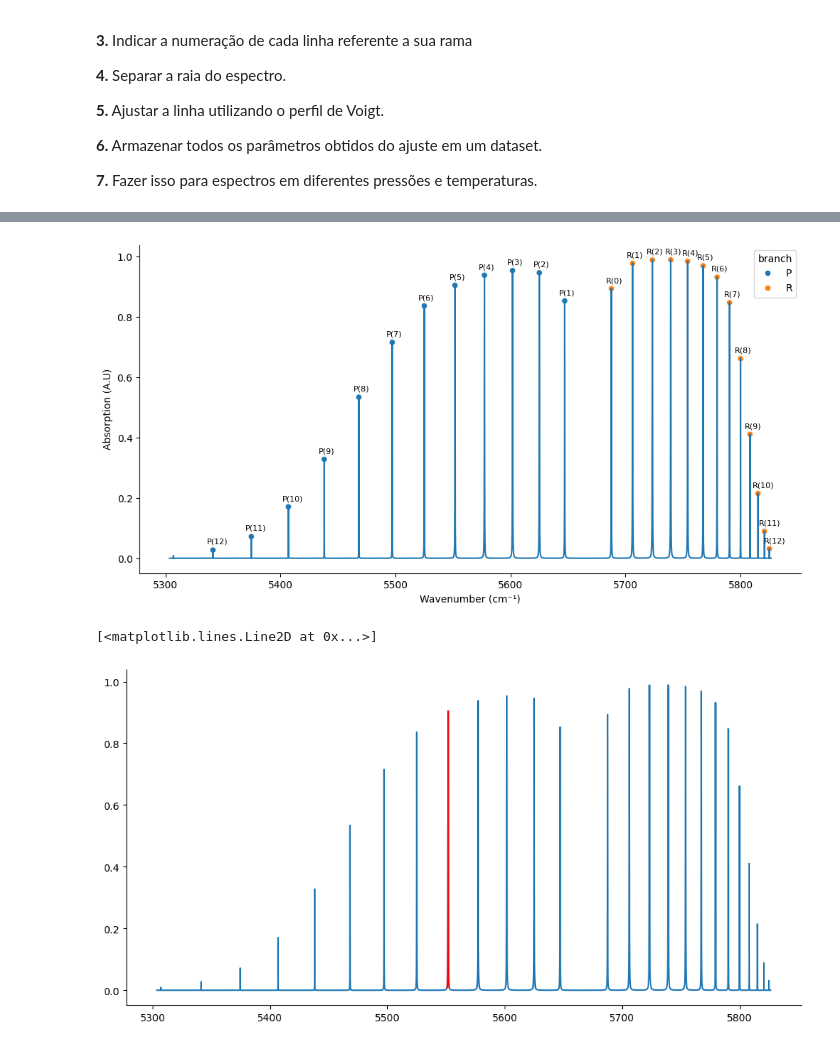
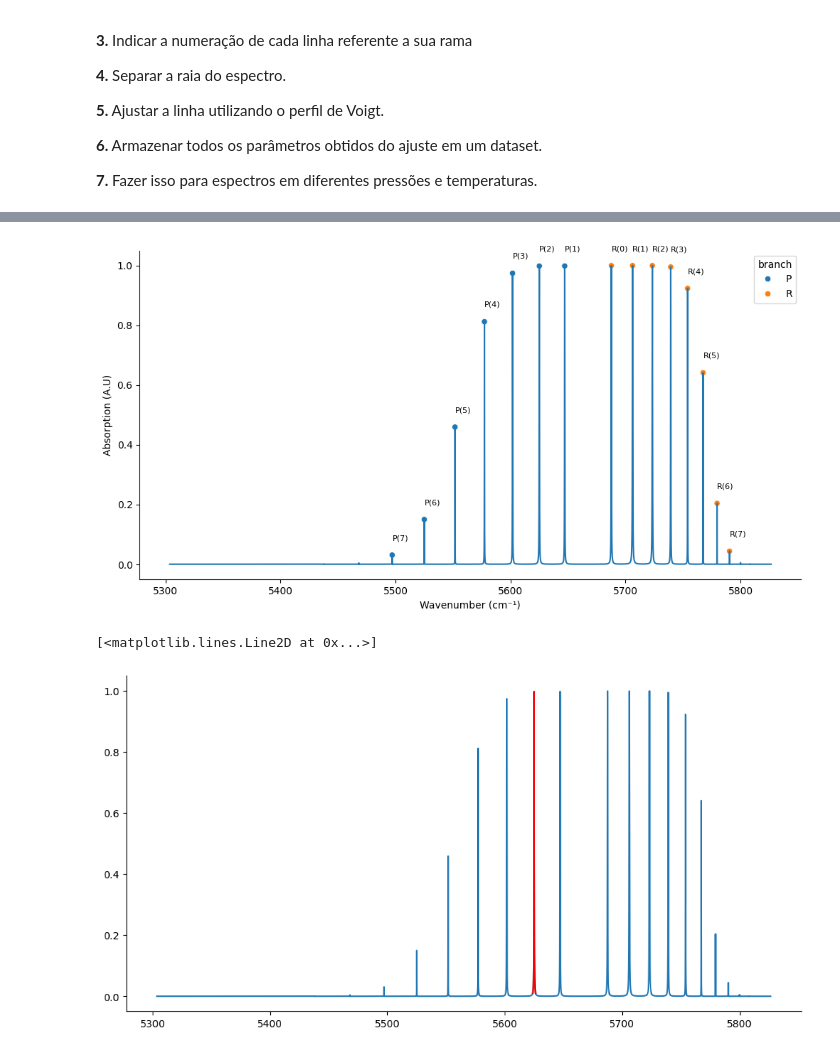
Before and after one commit to Alexandre-Esposte/LineProphet-Machine-Learning-for-Spectral-Attributes, a Jupyter notebook: src/selfBroadeningHCl.ipynb, the cells around one changed output, grey strips where cells are left out. Cells and saved outputs as stored; diff of their text form; code cells hidden in the pictures.

```diff
--- a/src/selfBroadeningHCl.ipynb
+++ b/src/selfBroadeningHCl.ipynb
@@ -82,8 +82,8 @@ Após a organização das linhas, precisaremos obter os coeficientes de auto-ala
 # %%
 s = SpectraGenerator()
 
-pressure = 0.270  #atm
-temperature = 296 # Kelvin
+pressure = 0.1  #atm
+temperature = 100 # Kelvin
 
 optical_length = 10 #cm
 
@@ -93,6 +93,9 @@ s.simulateSpectra('H35Cl',{'air':0, 'self':1}, {'l':optical_length,'p':pressure,
 # Organizando as linhas
 lines = branchClassification(s.spectra, findPeaksParams={'height':0},thresoldBranch=5665)
 
+lines['pressure'] = pressure
+lines['temperature'] = temperature
+
 # Realizando o fit das linhas pelo perfil de Voigt
 
 plotSpectrum(s.spectra,lines)
@@ -109,11 +112,11 @@ H37Cl
-[figure, old version]
+[figure, new version]
 # %%
-x,y = separa_pontos_manual(s.spectra,lines.loc[7,'center'],lines.loc[7,'intensity'],0.01)
+x,y = filterLine(s.spectra,lines.loc[5,'wavenumber'],lines.loc[5,'absorption'],0.01)
 
 plt.plot(s.spectra['wavenumbers'],s.spectra['absorption'])
 plt.plot(x,y,c='red')
 # %% [output]
 [<matplotlib.lines.Line2D at 0x...>]
-[figure, old version]
+[figure, new version]
 # %%
 chute= 8e-3
```
Also changed, not shown: parts of 9 cells of this notebook, 3 other files.
